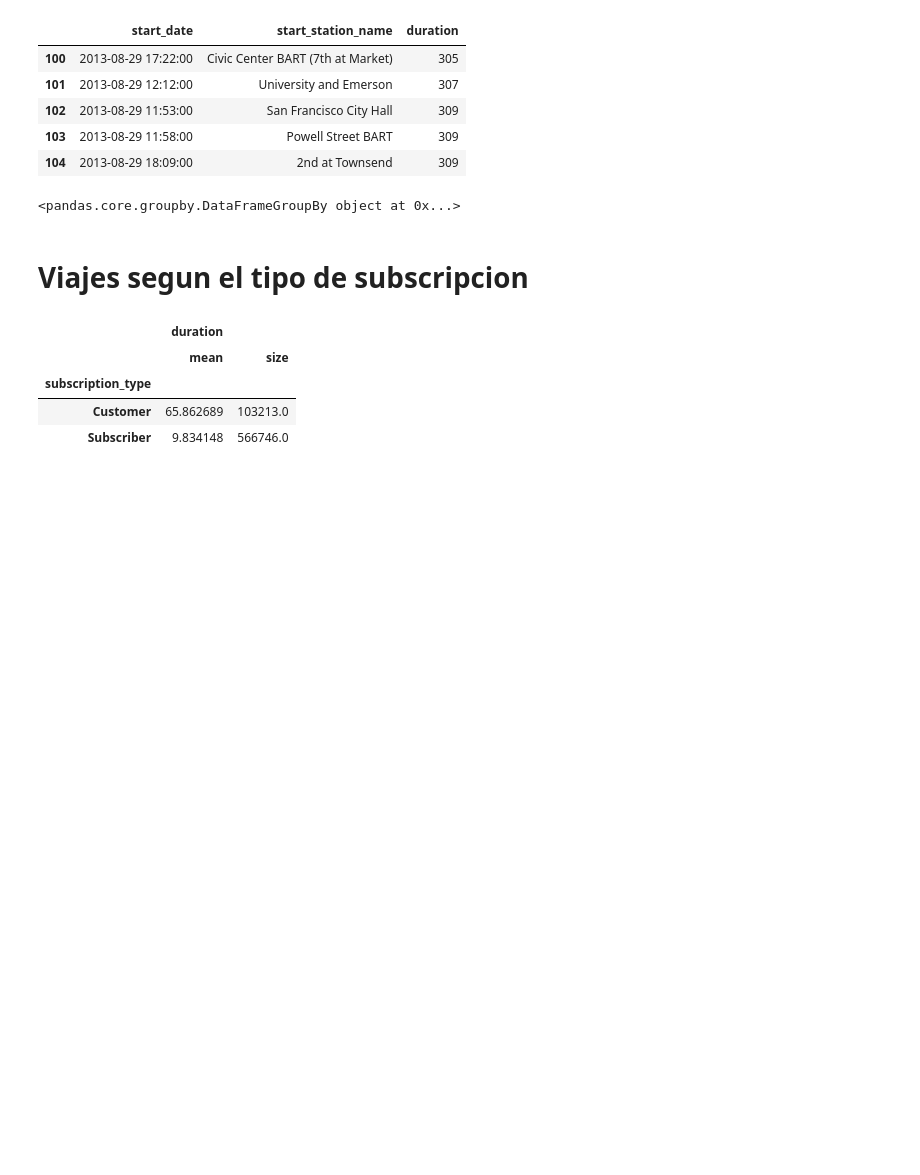
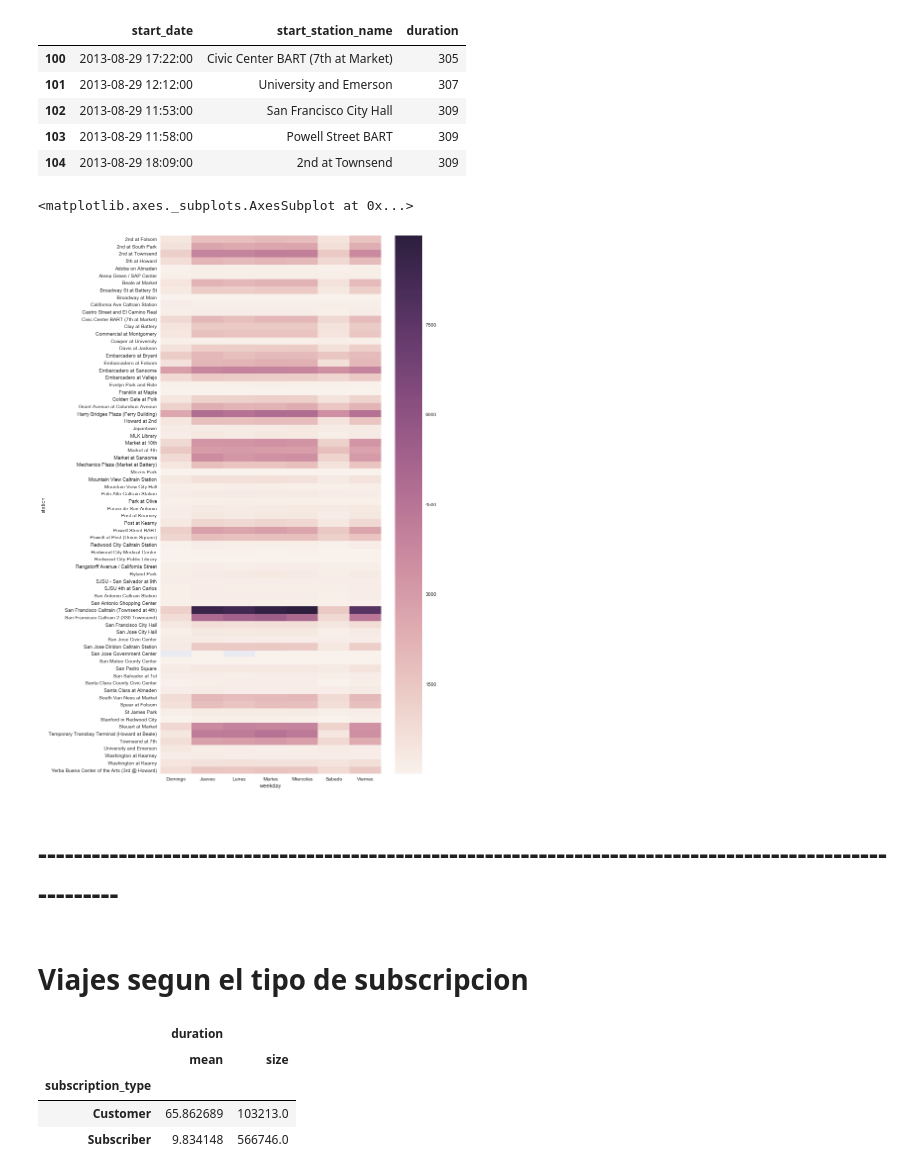
Before and after one commit to hernantain/Analisis-San-Francisco, a Jupyter notebook: analisis.ipynb, the cells around one changed output. Drawn from its saved outputs; the diff is of its cells as text; code cells hidden in the pictures; blank space fills up the shorter version.

```diff
--- a/analisis.ipynb
+++ b/analisis.ipynb
@@ -294,14 +294,8 @@ popular_stations.head()
 | 103 | 2013-08-29 11:58:00 | Powell Street BART | 309 |
 | 104 | 2013-08-29 18:09:00 | 2nd at Townsend | 309 |
 # %%
-popular_stations = popular_stations[['start_date','start_station_name']]
 popular_stations.rename(columns={'start_date':'date','start_station_name':'station'},inplace=True)
 # %%
 popular_stations['weekday'] = popular_stations.date.apply(lambda x: x.weekday())
 # %%
 popular_stations['weekday'] = popular_stations['weekday'].apply(dia)
-popular_stations = popular_stations[['station','weekday']]
-# %%
-print popular_stations.groupby('weekday')
-# %% [output]
-<pandas.core.groupby.DataFrameGroupBy object at 0x...>
@@ -310,3 +302,17 @@ print popular_stations.groupby('weekday')
+# %%
+popular_stations = popular_stations[['station','duration','weekday']]
+# %%
+popular_stations = popular_stations.groupby(['station','weekday']).agg([np.size])
+popular_stations = pd.DataFrame(popular_stations.to_records())
+popular_stations.columns = ['station','weekday','trips']
+popular_stations = pd.pivot_table(popular_stations,values='trips',columns='weekday',index='station')
+fig, ax = plt.subplots(figsize=(10,20))
+sns.heatmap(popular_stations)
+# %% [output]
+<matplotlib.axes._subplots.AxesSubplot at 0x...>
+[figure, added]
+# %% [markdown]
+# --------------------------------------------------------------------------------------------------------
 # %% [markdown]
 # Viajes segun el tipo de subscripcion
 # %%
```
Also changed, not shown: parts of 7 cells of this notebook.
